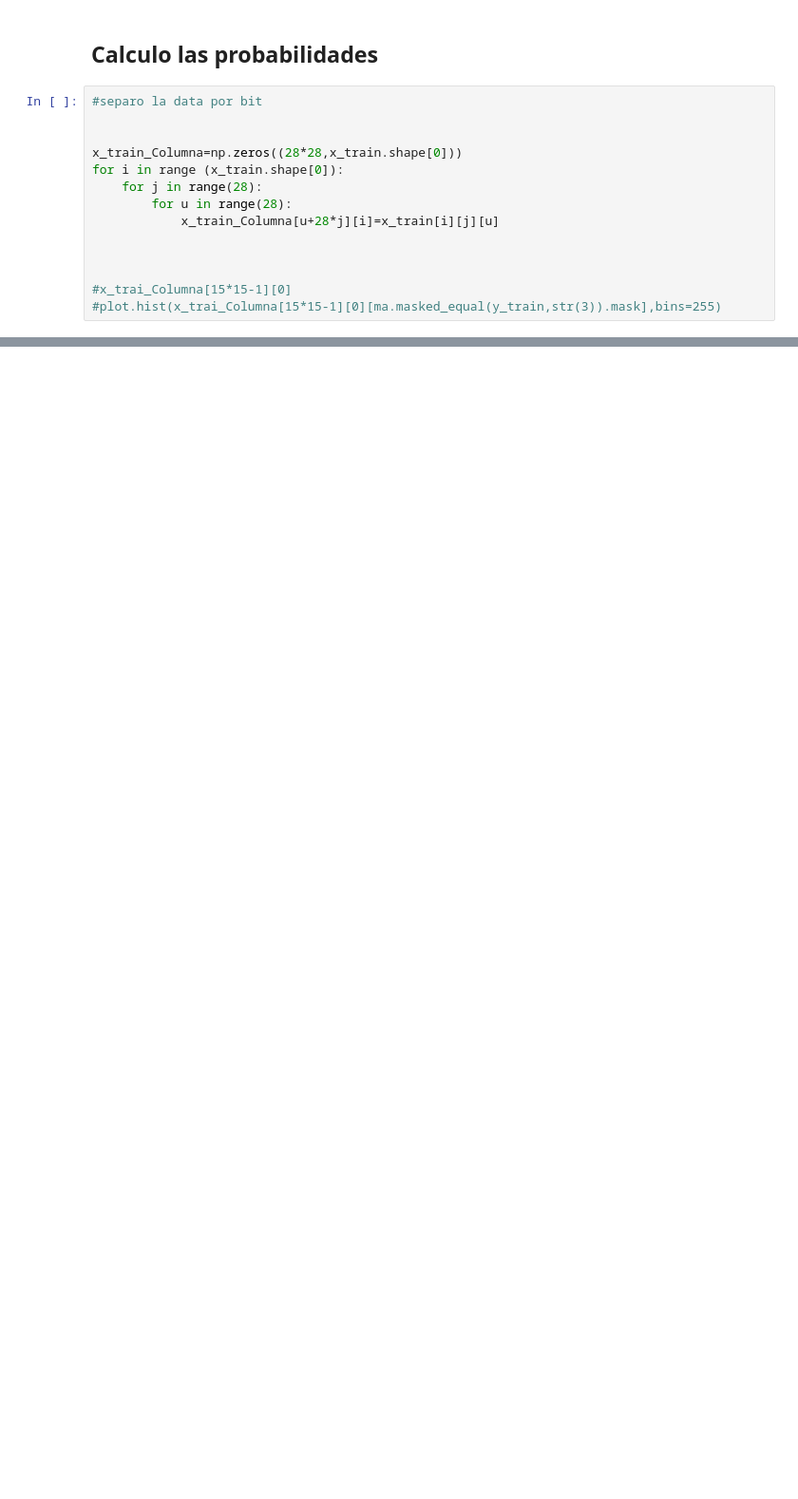
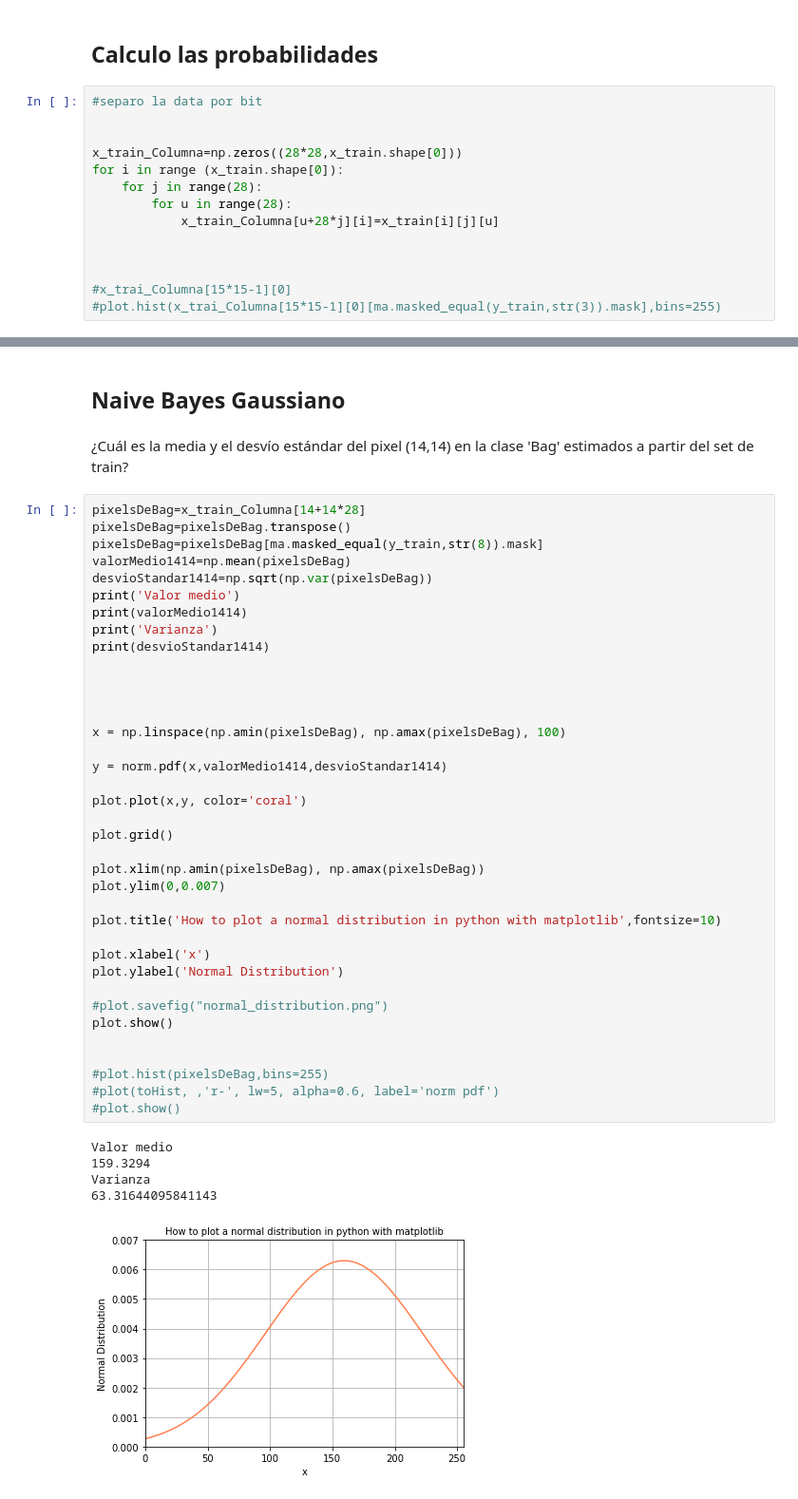
Before and after one commit to mpierdominici/Redes_neuronales, a Jupyter notebook: TP naive bayes/naivebayesgausiano.ipynb, the cells around one changed output, grey strips where cells are left out. Shown at 95% size. Saved outputs shown, nothing was run; the diff lists cells and outputs as text; blank space fills up the shorter version.

```diff
--- a/TP naive bayes/naivebayesgausiano.ipynb
+++ b/TP naive bayes/naivebayesgausiano.ipynb
@@ -136,0 +262,47 @@ Likelihood nivel de gris 147 - 10 bines
+# %% [markdown]
+## Naive Bayes Gaussiano
+# %% [markdown]
+¿Cuál es la media y el desvío estándar del pixel (14,14) en la clase 'Bag' estimados a partir del set de train?
+# %%
+pixelsDeBag=x_train_Columna[14+14*28]
+pixelsDeBag=pixelsDeBag.transpose()
+pixelsDeBag=pixelsDeBag[ma.masked_equal(y_train,str(8)).mask]
+valorMedio1414=np.mean(pixelsDeBag)
+desvioStandar1414=np.sqrt(np.var(pixelsDeBag))
+print('Valor medio')
+print(valorMedio1414)
+print('Varianza')
+print(desvioStandar1414)
+
+
+
+
+x = np.linspace(np.amin(pixelsDeBag), np.amax(pixelsDeBag), 100)
+
+y = norm.pdf(x,valorMedio1414,desvioStandar1414)
+
+plot.plot(x,y, color='coral')
+
+plot.grid()
+
+plot.xlim(np.amin(pixelsDeBag), np.amax(pixelsDeBag))
+plot.ylim(0,0.007)
+
+plot.title('How to plot a normal distribution in python with matplotlib',fontsize=10)
+
+plot.xlabel('x')
+plot.ylabel('Normal Distribution')
+
+#plot.savefig("normal_distribution.png")
+plot.show()
+
+
+#plot.hist(pixelsDeBag,bins=255)
+#plot(toHist, ,'r-', lw=5, alpha=0.6, label='norm pdf')
+#plot.show()
+# %% [output]
+Valor medio
+159.3294
+Varianza
+63.31644095841143
+[figure, added]
```
Also changed, not shown: parts of 32 cells of this notebook, 4 other files.
